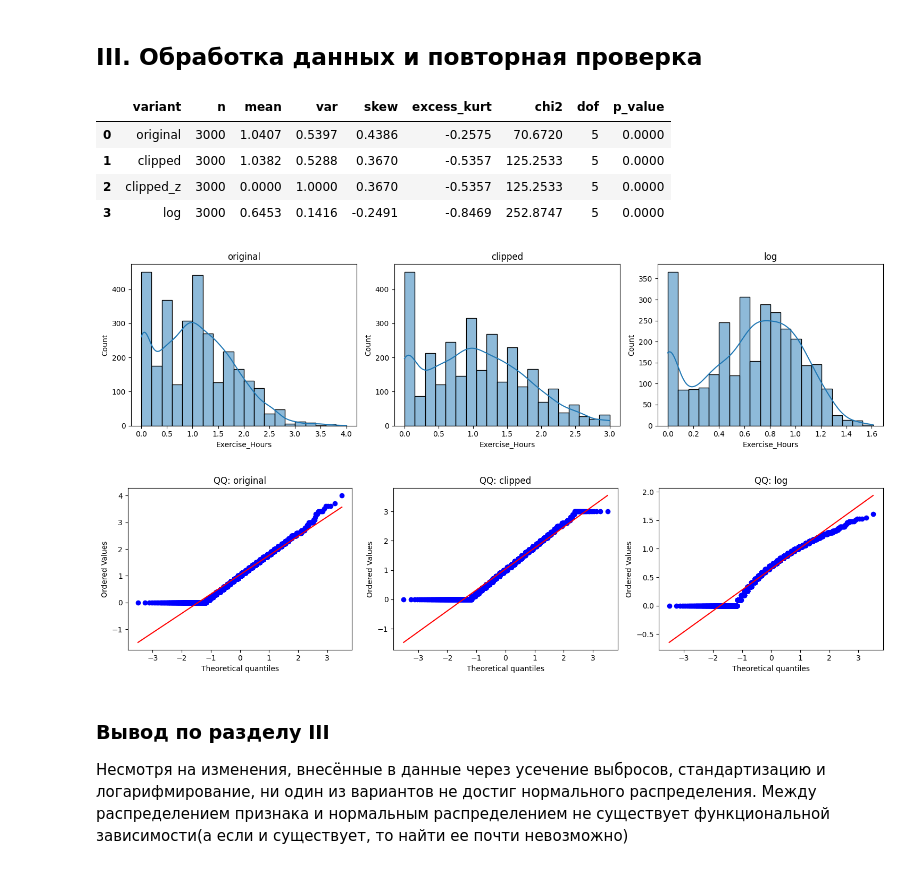
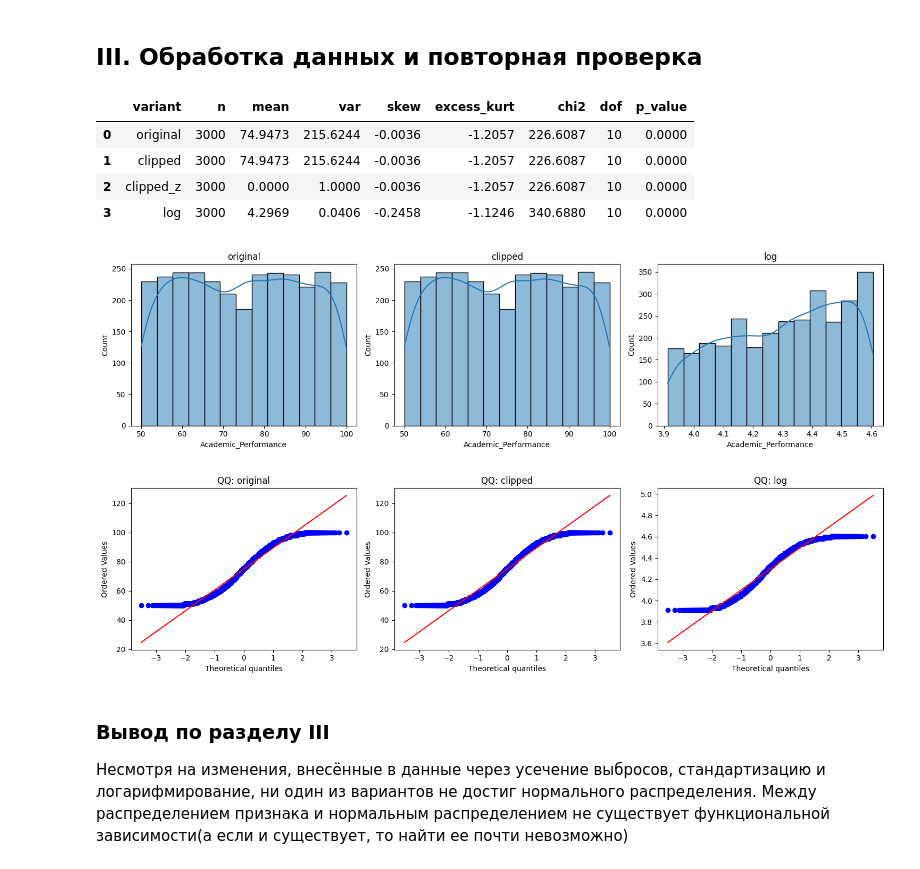
Before and after one commit to poluzerovT/oiad-11-2025, a Jupyter notebook: Samsonova/1.ipynb, the cells around one changed output. Drawn from its saved outputs; the diff is of its cells as text; code cells hidden in the pictures.

```diff
--- a/Samsonova/1.ipynb
+++ b/Samsonova/1.ipynb
@@ -66,7 +66,7 @@ pd.set_option('display.float_format', lambda x: f"{x:.4f}")
 DATA_PATH = '/Users/victoriasamsonova/bsu/oiad/oiad-11-2025/datasets/teen_phone_addiction_dataset.csv'
 
 df = pd.read_csv(DATA_PATH)
-column_name = cols[N % 7]
+column_name = cols[24 % 7 - 1]
 series = df[column_name].dropna().astype(float)
 len(df), column_name, series.describe()
 # %% [output]
@@ -168,12 +168,12 @@ ax.set_title('QQ-plot vs Normal')
 plt.tight_layout()
 plt.show()
 
-#1) интервалы по квантилям нормального распределения с параметрами выборки
+# интервалы по квантилям нормального распределения с параметрами выборки
 mu_hat = series.mean()
 sigma_hat = series.std(ddof=1)
 
 # количество корзин
-num_bins = 8
+num_bins = 13
 prob_edges = np.linspace(0, 1, num_bins + 1)
 # теоретические границы по Н(μ, σ^2)
 from scipy.stats import norm
@@ -247,7 +247,7 @@ for name, vec in variants.items():
 
     # хи-квадрат по равновероятностным бинам нормали с μ,σ выборки
     mu_i, sigma_i = mean_i, vec.std(ddof=1)
-    num_bins = 8
+    num_bins = 13
     prob_edges = np.linspace(0, 1, num_bins + 1)
     bin_edges = stats.norm.ppf(prob_edges, loc=mu_i, scale=sigma_i)
     obs_counts, _ = np.histogram(vec, bins=bin_edges)
@@ -262,29 +262,29 @@ summary = pd.DataFrame(rows, columns=['variant','n','mean','var','skew','excess_
 summary
 # %% [output]
 |  | variant | n | mean | var | skew | excess_kurt | chi2 | dof | p_value |
-| 0 | original | 3000 | 1.0407 | 0.5397 | 0.4386 | -0.2575 | 70.6720 | 5 | 0.0000 |
-| 1 | clipped | 3000 | 1.0382 | 0.5288 | 0.3670 | -0.5357 | 125.2533 | 5 | 0.0000 |
-| 2 | clipped_z | 3000 | 0.0000 | 1.0000 | 0.3670 | -0.5357 | 125.2533 | 5 | 0.0000 |
-| 3 | log | 3000 | 0.6453 | 0.1416 | -0.2491 | -0.8469 | 252.8747 | 5 | 0.0000 |
+| 0 | original | 3000 | 74.9473 | 215.6244 | -0.0036 | -1.2057 | 226.6087 | 10 | 0.0000 |
+| 1 | clipped | 3000 | 74.9473 | 215.6244 | -0.0036 | -1.2057 | 226.6087 | 10 | 0.0000 |
+| 2 | clipped_z | 3000 | 0.0000 | 1.0000 | -0.0036 | -1.2057 | 226.6087 | 10 | 0.0000 |
+| 3 | log | 3000 | 4.2969 | 0.0406 | -0.2458 | -1.1246 | 340.6880 | 10 | 0.0000 |
 # %%
 # визуализация гистограмм после преобразований
 fig, axes = plt.subplots(1, 3, figsize=(15, 4))
 for ax, (name, vec) in zip(axes, [('original', s), ('clipped', s_clip), ('log', s_log)]):
-    sns.histplot(vec, bins=20, kde=True, ax=ax)
+    sns.histplot(vec, bins=13, kde=True, ax=ax)
     ax.set_title(name)
 plt.tight_layout()
 plt.show()
 
 # QQ-плоты
 fig, axes = plt.subplots(1, 3, figsize=(15, 4))
 for ax, (name, vec) in zip(axes, [('original', s), ('clipped', s_clip), ('log', s_log)]):
     stats.probplot(vec, dist='norm', plot=ax)
     ax.set_title(f'QQ: {name}')
 plt.tight_layout()
 plt.show()
 # %% [output]
-[figure, old version]
+[figure, new version]
-[figure, old version]
+[figure, new version]
 # %% [markdown]
 ### Вывод по разделу III
 
```
Also changed, not shown: parts of 6 cells of this notebook.
